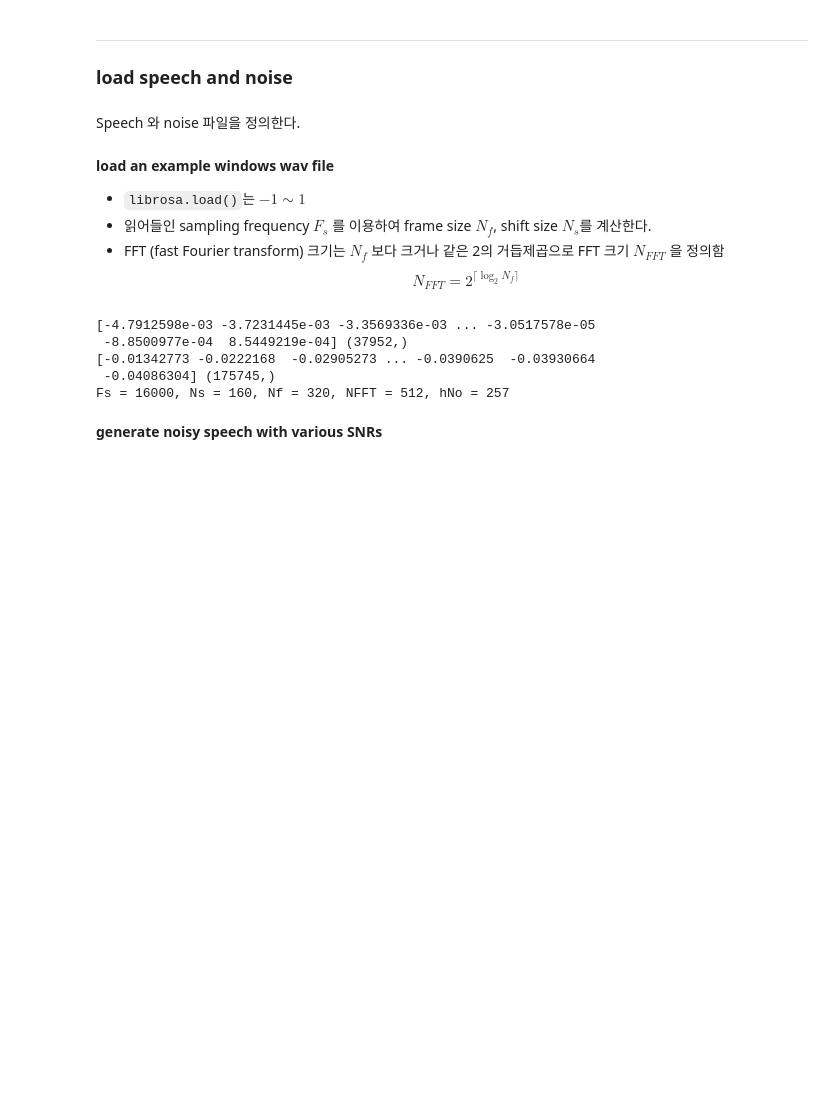
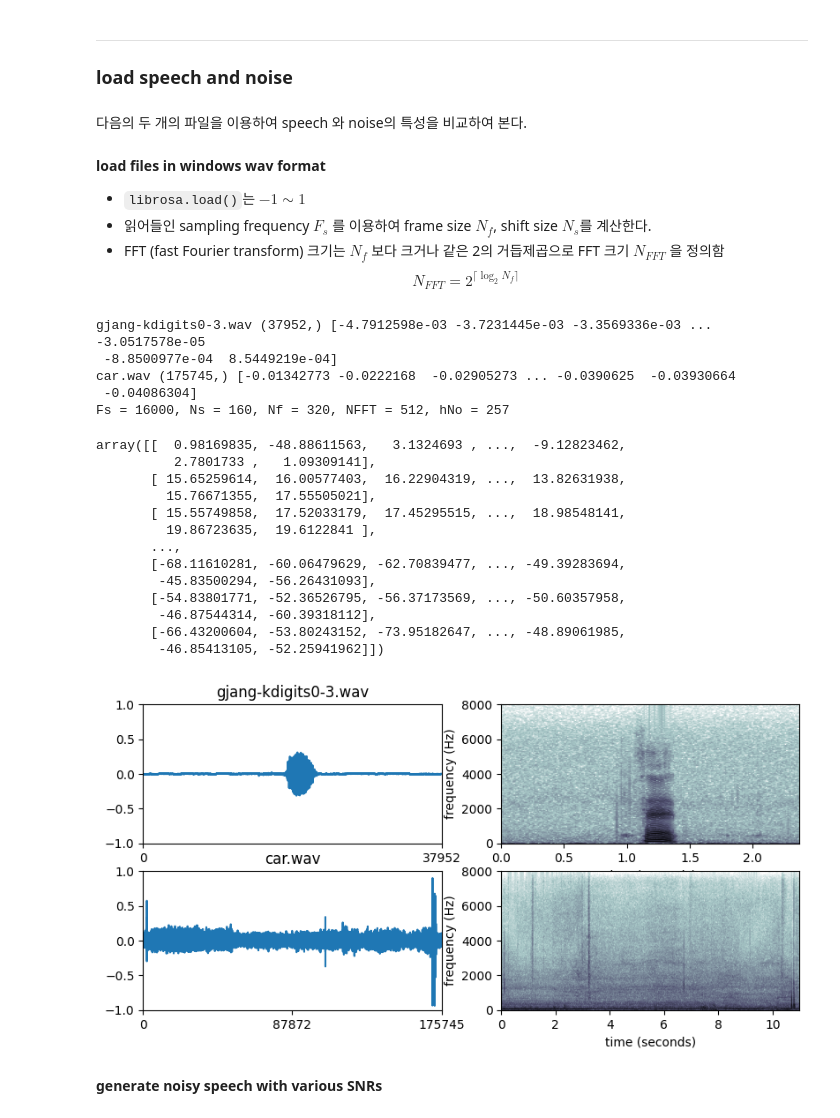
Before and after one commit to gjang7/ssp2023, a Jupyter notebook: lab04/lab04_ns_epd.ipynb, the cells around one changed output. Cells and saved outputs as stored; diff of their text form; code cells hidden in the pictures; blank space fills up the shorter version.

```diff
--- a/lab04/lab04_ns_epd.ipynb
+++ b/lab04/lab04_ns_epd.ipynb
@@ -92,12 +59,12 @@ def drawspectrogram2(x, Nf, Ns=None, winname='hamming', minpercentile=80, isdbsc
 ---
 ### load speech and noise
 # %% [markdown]
-Speech 와 noise 파일을 정의한다.
+다음의 두 개의 파일을 이용하여 speech 와 noise의 특성을 비교하여 본다.
 # %%
 speechfile = 'gjang-kdigits0-3.wav'
 noisefile  = 'car.wav'
 # %% [markdown]
-__load an example windows wav file__
+__load files in windows wav format__
 - `librosa.load()`는 $-1 \sim 1$
 - 읽어들인 sampling frequency $F_s$ 를 이용하여 frame size $N_f$, shift size $N_s$를 계산한다.
 - FFT (fast Fourier transform) 크기는 $N_f$ 보다 크거나 같은 2의 거듭제곱으로 FFT 크기 $N_{FFT}$ 을 정의함
@@ -109,8 +76,8 @@ noise, _ = librosa.load(noisefile, sr=Fs, mono='True')
 # sr: target sampling rate. ‘None’ uses the native sampling rate
 # mono = True: convert signal to mono
 
-print(speech,speech.shape)
-print(noise,noise.shape)
+print(speechfile, speech.shape, speech)
+print(noisefile, noise.shape, noise)
 
 Ns = int(Fs*Ts)    # shift number of samples
 Nf = int(Fs*Tf)    # frame number of samples
@@ -118,11 +85,38 @@ NFFT = int(2**(np.ceil(np.log2(Nf))))   # Nf보다 크거나 같은 2의 거듭
 hNo = NFFT//2+1
 print('Fs = %d, Ns = %d, Nf = %d, NFFT = %d, hNo = %d' % (Fs, Ns, Nf, NFFT, hNo))
 # %% [output]
-[-4.7912598e-03 -3.7231445e-03 -3.3569336e-03 ... -3.0517578e-05
- -8.8500977e-04  8.5449219e-04] (37952,)
-[-0.01342773 -0.0222168  -0.02905273 ... -0.0390625  -0.03930664
- -0.04086304] (175745,)
+gjang-kdigits0-3.wav (37952,) [-4.7912598e-03 -3.7231445e-03 -3.3569336e-03 ... -3.0517578e-05
+ -8.8500977e-04  8.5449219e-04]
+car.wav (175745,) [-0.01342773 -0.0222168  -0.02905273 ... -0.0390625  -0.03930664
+ -0.04086304]
 Fs = 16000, Ns = 160, Nf = 320, NFFT = 512, hNo = 257
+# %%
+plt.figure(figsize=FIG_SIZE*np.array([1.2,1.5]))
+plt.subplot(2,2,1)
+plt.plot(speech); plt.xlim(0,len(speech)); plt.ylim(-1,1); plt.xticks([0, len(speech)])
+plt.title(speechfile)
+plt.subplot(2,2,2)
+drawspectrogram3(speech, Fs, NFFT, Ns, minpercentile=1, isdbscale=True, isdraw=True, colormap=cmap_plot)
+plt.subplot(2,2,3)
+plt.plot(noise); plt.xlim(0,len(noise)); plt.ylim(-1,1); plt.xticks([0, len(noise)//2, len(noise)])
+plt.title(noisefile)
+plt.subplot(2,2,4)
+drawspectrogram3(noise, Fs, NFFT, Ns, minpercentile=1, colormap=cmap_plot)
+# %% [output]
+array([[  0.98169835, -48.88611563,   3.1324693 , ...,  -9.12823462,
+          2.7801733 ,   1.09309141],
+       [ 15.65259614,  16.00577403,  16.22904319, ...,  13.82631938,
+         15.76671355,  17.55505021],
+       [ 15.55749858,  17.52033179,  17.45295515, ...,  18.98548141,
+         19.86723635,  19.6122841 ],
+       ...,
+       [-68.11610281, -60.06479629, -62.70839477, ..., -49.39283694,
+        -45.83500294, -56.26431093],
+       [-54.83801771, -52.36526795, -56.37173569, ..., -50.60357958,
+        -46.87544314, -60.39318112],
+       [-66.43200604, -53.80243152, -73.95182647, ..., -48.89061985,
+        -46.85413105, -52.25941962]])
+[figure, added]
 # %% [markdown]
 __generate noisy speech with various SNRs__
 # %%
```
Also changed, not shown: parts of 7 cells of this notebook, 3 other files.
